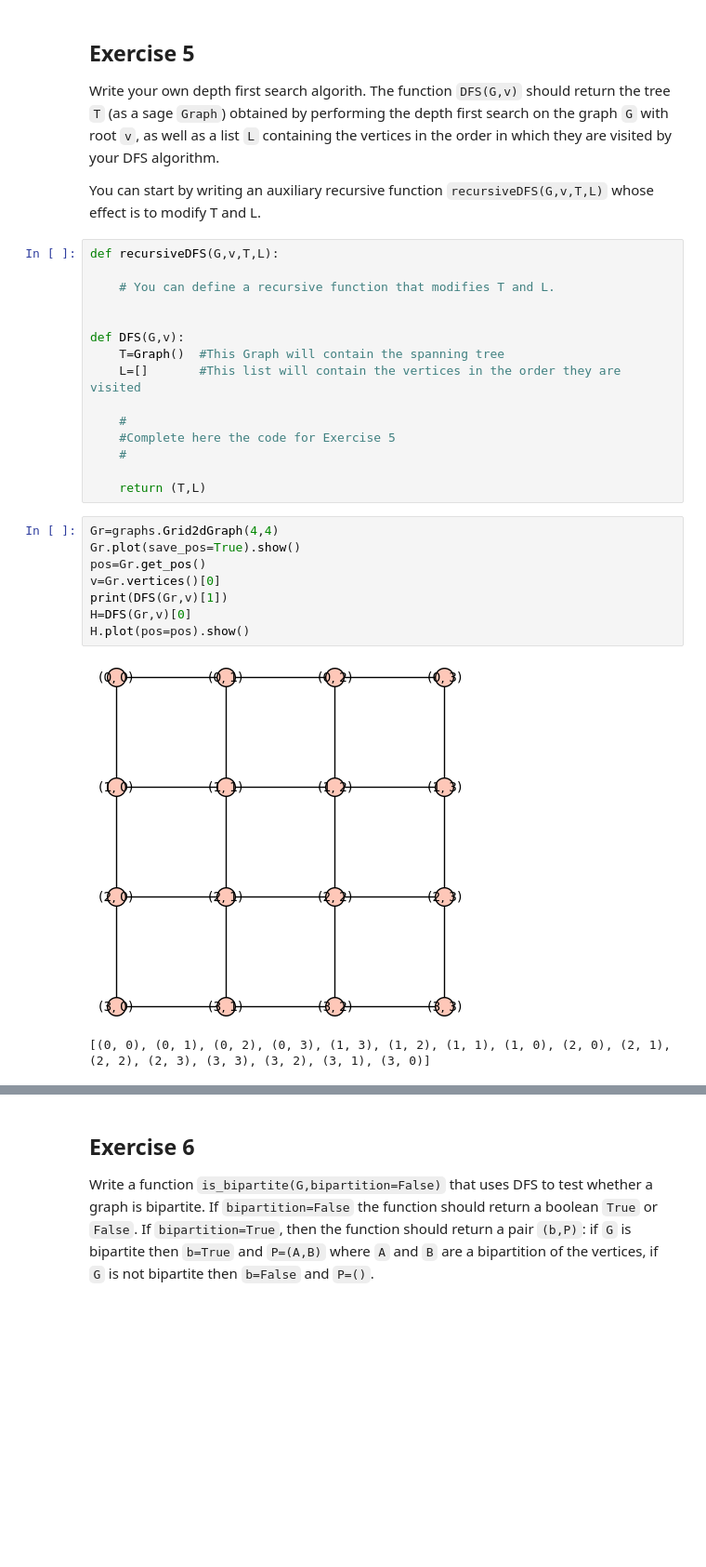
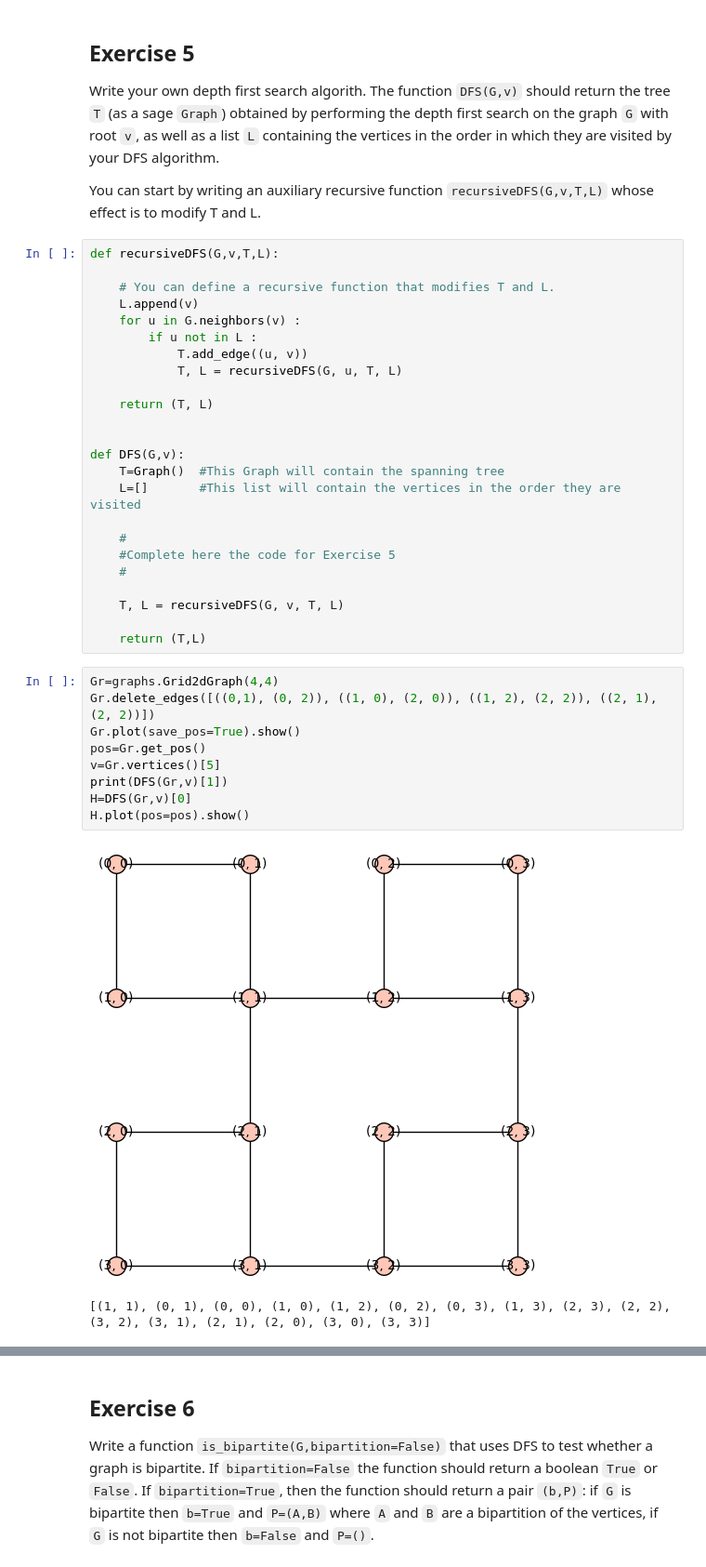
Before and after one commit to CarlosFerLo/graphs, a Jupyter notebook: Sheet 3 23-24.ipynb, the cells around one changed output, grey strips where cells are left out. Shown at 93% size. Drawn from its saved outputs; the diff is of its cells as text; blank space fills up the shorter version.

```diff
--- a/Sheet 3 23-24.ipynb
+++ b/Sheet 3 23-24.ipynb
@@ -276,6 +276,13 @@ You can start by writing an auxiliary recursive function `recursiveDFS(G,v,T,L)`
 def recursiveDFS(G,v,T,L):
 
     # You can define a recursive function that modifies T and L.
+    L.append(v)
+    for u in G.neighbors(v) :
+        if u not in L :
+            T.add_edge((u, v))
+            T, L = recursiveDFS(G, u, T, L)
+
+    return (T, L)
 
 
 def DFS(G,v):
@@ -286,15 +293,18 @@ def DFS(G,v):
     #Complete here the code for Exercise 5
     #
 
+    T, L = recursiveDFS(G, v, T, L)
+
     return (T,L)
 # %%
 Gr=graphs.Grid2dGraph(4,4)
+Gr.delete_edges([((0,1), (0, 2)), ((1, 0), (2, 0)), ((1, 2), (2, 2)), ((2, 1), (2, 2))])
 Gr.plot(save_pos=True).show()
 pos=Gr.get_pos()
-v=Gr.vertices()[0]
+v=Gr.vertices()[5]
 print(DFS(Gr,v)[1])
 H=DFS(Gr,v)[0]
 H.plot(pos=pos).show()
 # %% [output]
-[figure, old version]
+[figure, new version]
-[(0, 0), (0, 1), (0, 2), (0, 3), (1, 3), (1, 2), (1, 1), (1, 0), (2, 0), (2, 1), (2, 2), (2, 3), (3, 3), (3, 2), (3, 1), (3, 0)]
+[(1, 1), (0, 1), (0, 0), (1, 0), (1, 2), (0, 2), (0, 3), (1, 3), (2, 3), (2, 2), (3, 2), (3, 1), (2, 1), (2, 0), (3, 0), (3, 3)]
```
Also changed, not shown: parts of 1 cell of this notebook.
